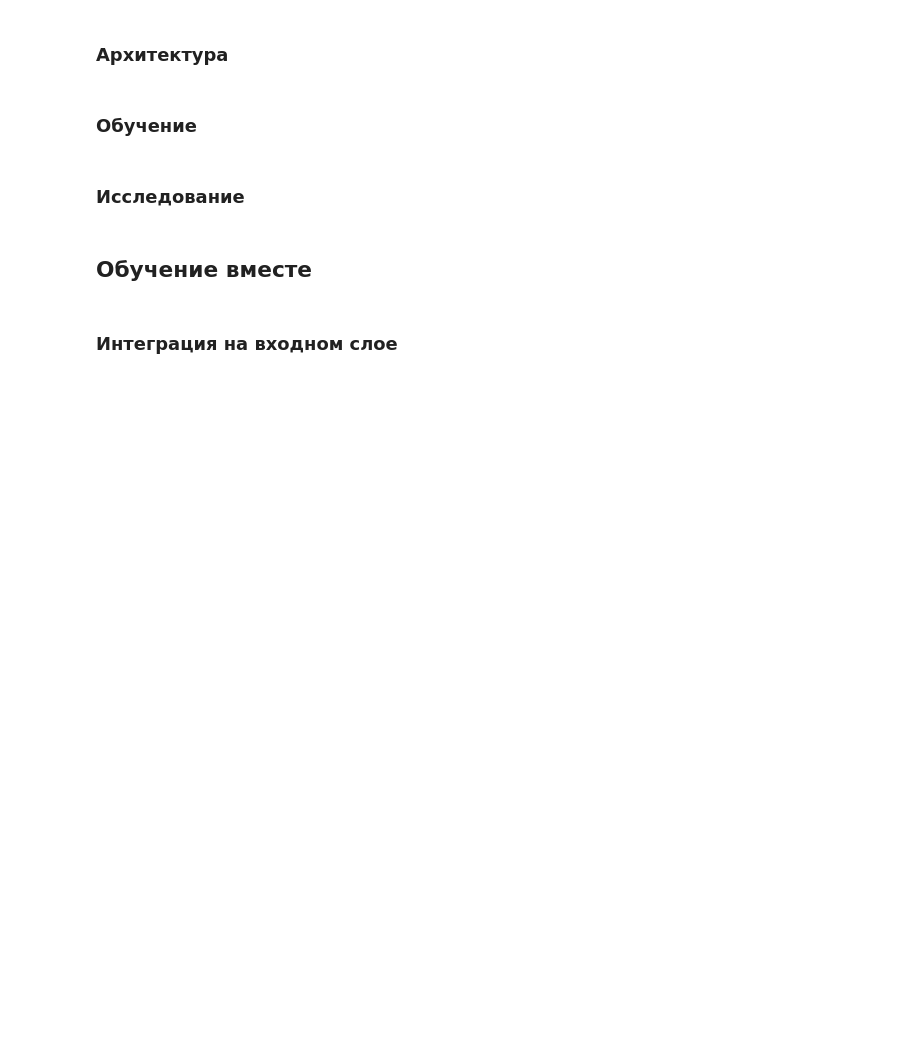
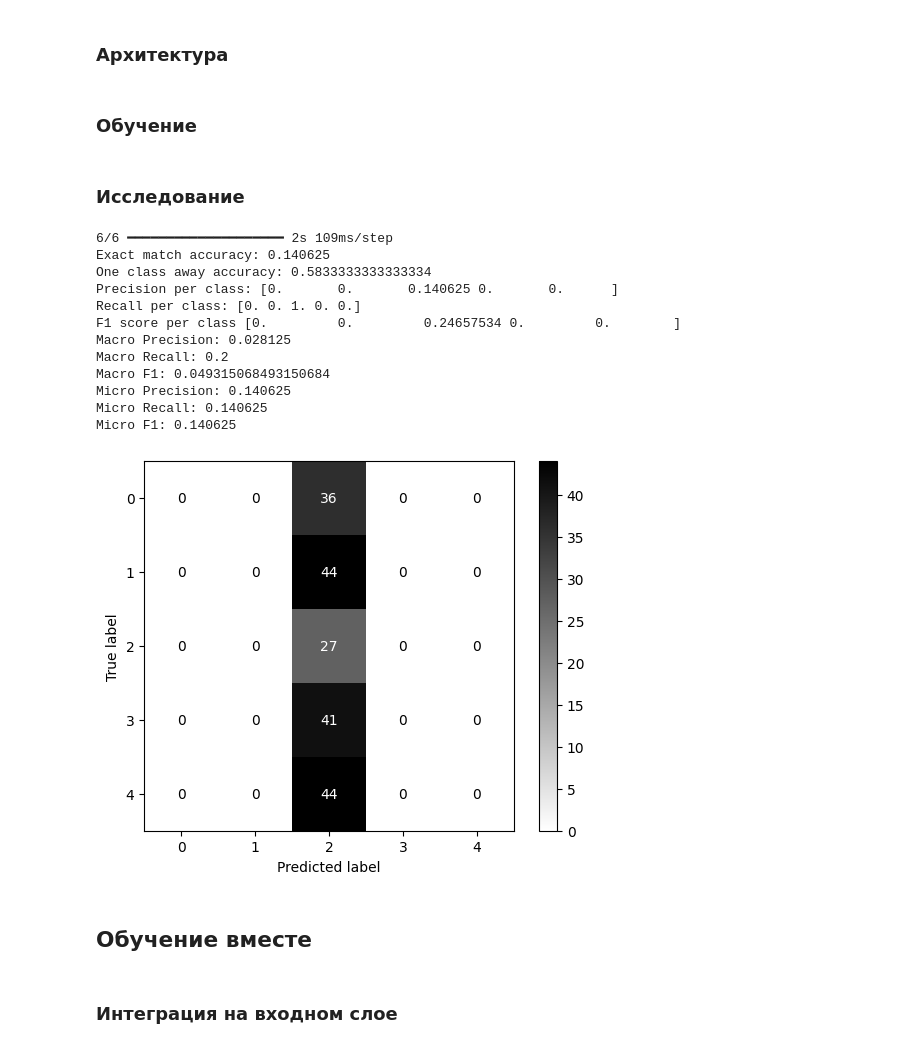
Before and after one commit to muratom/movie-box-office-prediction, a Jupyter notebook: 4_bor_poster_postreleased_own.ipynb, the cells around one changed output. Cells and saved outputs as stored; diff of their text form; code cells hidden in the pictures; blank space fills up the shorter version.

```diff
--- a/4_bor_poster_postreleased_own.ipynb
+++ b/4_bor_poster_postreleased_own.ipynb
@@ -71,9 +71,9 @@ to_drop = [
 ]
 df = df.drop(columns=to_drop)
 
-df['budget'] = df['budget'].replace({0: np.NAN})
-df['revenue'] = df['revenue'].replace({0: np.NAN})
-df['runtime'] = df['runtime'].replace({0: np.NAN})
+df['budget'] = df['budget'].replace({0: np.nan})
+df['revenue'] = df['revenue'].replace({0: np.nan})
+df['runtime'] = df['runtime'].replace({0: np.nan})
 
 df.dropna(inplace=True)
 df = df[df['status'] == 'Released']
@@ -231,7 +232,7 @@ X = preprocess_pipeline.fit_transform(X, y)
 # %%
 import dill
 
-with open(f'{cfg.filename_prefix}_pipeline.pkl', 'wb') as f:
+with open(f'{cfg.filename_prefix}pipeline.pkl', 'wb') as f:
     dill.dump(preprocess_pipeline, f, protocol=5)
 # %% [markdown]
 # Построение и обучение моделей
@@ -320,10 +320,7 @@ from keras.utils import Sequence
 from tensorflow.keras.preprocessing import image
 import cv2
 
-def load_image(
-    path,
-    size=(96,96)
-):
+def load_image(path, size):
     img = image.load_img(path)
     img = image.img_to_array(img)
     img = cv2.resize(img, size)
@@ -334,9 +331,9 @@ class PosterGenerator(Sequence):
         self,
         posters,
         labels,
-        batch_size = 32,
-        dim = (32,32),
-        shuffle = True,
+        batch_size,
+        dim,
+        shuffle,
         **kwargs,
     ):
         super().__init__(**kwargs)
@@ -362,13 +359,14 @@ class PosterGenerator(Sequence):
         'Generate one batch of data'
         indexes = self.indexes[index*self.batch_size:(index+1)*self.batch_size]
 
-        X = np.empty((self.batch_size, *self.dim, 3), dtype=np.float32)
+        height, width = self.dim
+        X = np.empty((self.batch_size, height, width, 3), dtype=np.float32)
         y = np.empty((self.batch_size), dtype=np.int64)
 
         for i, idx in enumerate(indexes):
             X[i,] = load_image(
                 path=self.posters[idx],
-                size=self.dim,
+                size=(width, height),
             )
             y[i] = self.labels[idx]
 
@@ -732,37 +734,57 @@ train_generator = PosterGenerator(
     labels=y_train,
     batch_size=cfg.batch_size,
     dim=cfg.poster_shape,
+    shuffle=True,
 )
 val_generator = PosterGenerator(
     posters=X_val['poster'].values,
     labels=y_val,
     batch_size=cfg.batch_size,
     dim=cfg.poster_shape,
+    shuffle=False,
 )
 
-best_poster_model_path = f'{cfg.filename_prefix}.keras'
-if (not Path(best_poster_model_path).is_file()):
+best_poster_model_checkpoint_path = f'{cfg.filename_prefix}best_standalone_model.keras'
+if (not Path(best_poster_model_checkpoint_path).is_file()):
     best_model, full_history = poster_model_wrapper.train(
         train_generator,
         val_generator,
         class_weights,
-        best_poster_model_path,
+        epochs=5,
+        checkpoint_path=best_poster_model_checkpoint_path,
     )
+    # Только в этом случае сохраняем не "лучшую" модель, а обученную после N эпох
+    best_model.save(best_poster_model_checkpoint_path)
 # %% [markdown]
 ### Исследование
 # %%
-best_poster_model = load_model(best_poster_model_path)
-with open(f'./{cfg.filename_prefix}_poster_only_history.pkl', 'rb') as f:
-    full_history = dill.load(f)
+best_poster_model = load_model(best_poster_model_checkpoint_path)
+# with open(f'{cfg.filename_prefix}best_standalone_model_history.pkl', 'rb') as f:
+#     full_history = dill.load(f)
 
 test_generator = PosterGenerator(
     posters=X_test['poster'].values,
     labels=y_test,
     batch_size=cfg.batch_size,
     dim=cfg.poster_shape,
+    shuffle=False,
 )
 # Проверка лучшей модели
-inspect_model(best_poster_model, test_generator, y_test, 'poster-only', history=full_history)
+inspect_model(best_poster_model, test_generator, y_test, 'standalone', history=None)
+# %% [output]
+6/6 ━━━━━━━━━━━━━━━━━━━━ 2s 109ms/step
+Exact match accuracy: 0.140625
+One class away accuracy: 0.5833333333333334
+Precision per class: [0.       0.       0.140625 0.       0.      ]
+Recall per class: [0. 0. 1. 0. 0.]
+F1 score per class [0.         0.         0.24657534 0.         0.        ]
+Macro Precision: 0.028125
+Macro Recall: 0.2
+Macro F1: 0.049315068493150684
+Micro Precision: 0.140625
+Micro Recall: 0.140625
+Micro F1: 0.140625
+[figure, added]
 # %% [markdown]
 ## Обучение вместе
 # %%
```
Also changed, not shown: parts of 29 cells of this notebook, 6 other files.
